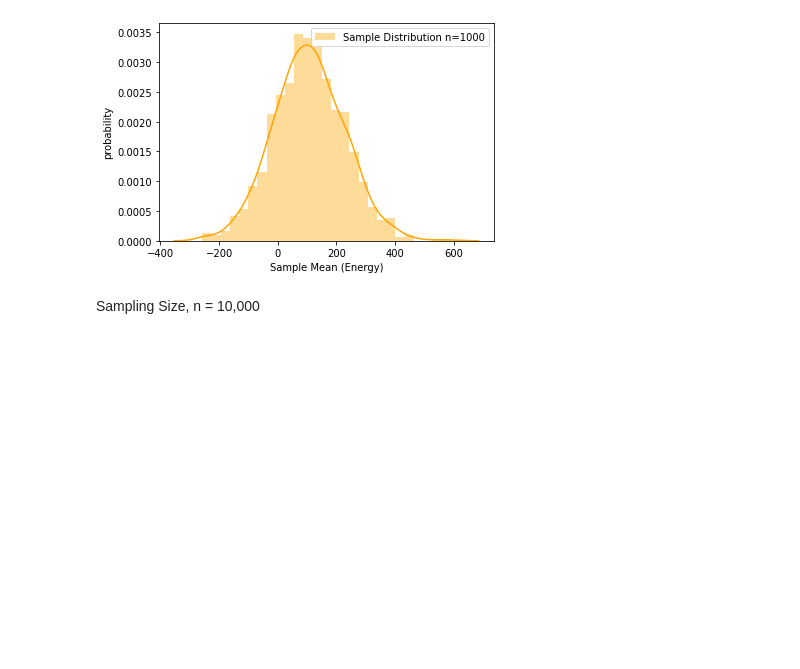
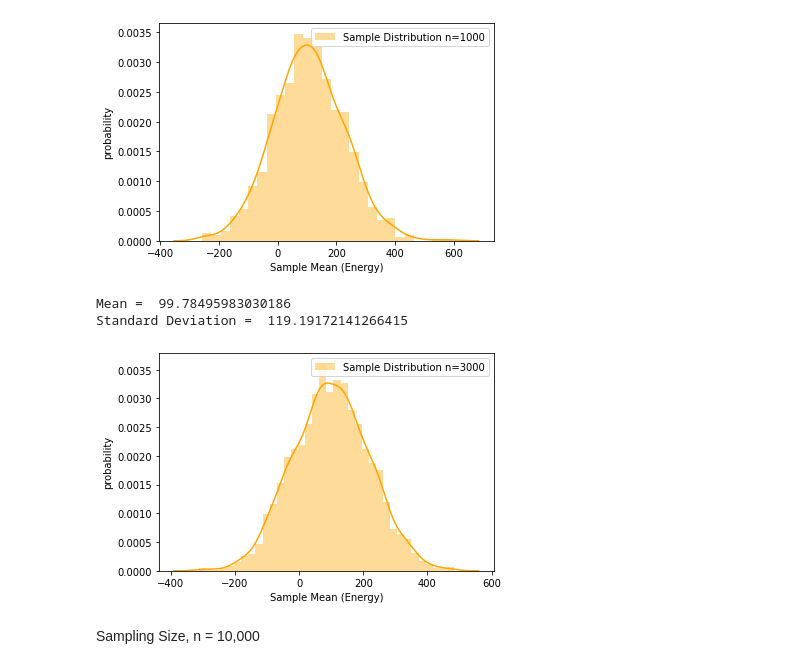
Before and after one commit to Hafizuddin961/mini-project-statistic, a Jupyter notebook: Statistic_1m.ipynb, the cells around one changed output. Cells and saved outputs as stored; diff of their text form; code cells hidden in the pictures; blank space fills up the shorter version.

```diff
--- a/Statistic_1m.ipynb
+++ b/Statistic_1m.ipynb
@@ -158,6 +158,21 @@ print("Standard Deviation = ", y)
 Mean =  105.5997479083572
 Standard Deviation =  121.32767800922457
 [figure]
+# %%
+ideal_normal = np.random.normal(df.Energy.mean(),df.Energy.std(),size=3000)
+sns.distplot(ideal_normal,hist=True,color='orange',label='Sample Distribution n=3000')
+plt.legend(loc='upper right')
+
+x = statistics.mean(ideal_normal)
+y = statistics.stdev(ideal_normal)
+plt.ylabel('probability')
+plt.xlabel('Sample Mean (Energy)')
+print("Mean = ", x)
+print("Standard Deviation = ", y)
+# %% [output]
+Mean =  99.78495983030186
+Standard Deviation =  119.19172141266415
+[figure, added]
 # %% [markdown]
 Sampling Size, n = 10,000
 # %%
```
Also changed, not shown: parts of 5 cells of this notebook.
